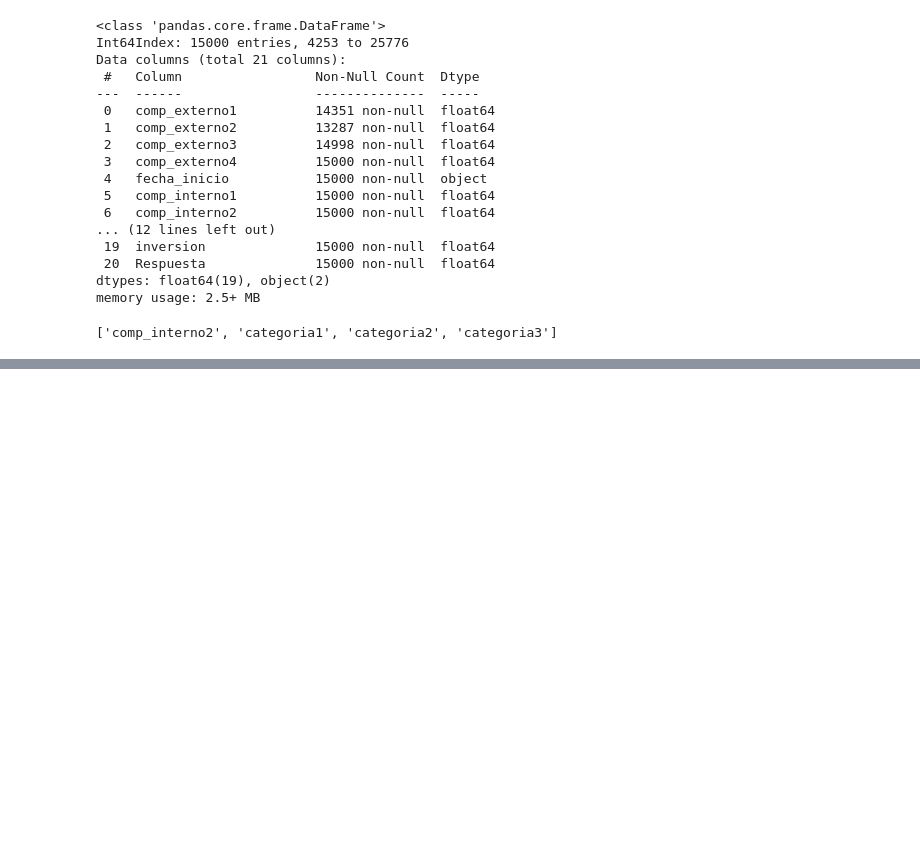
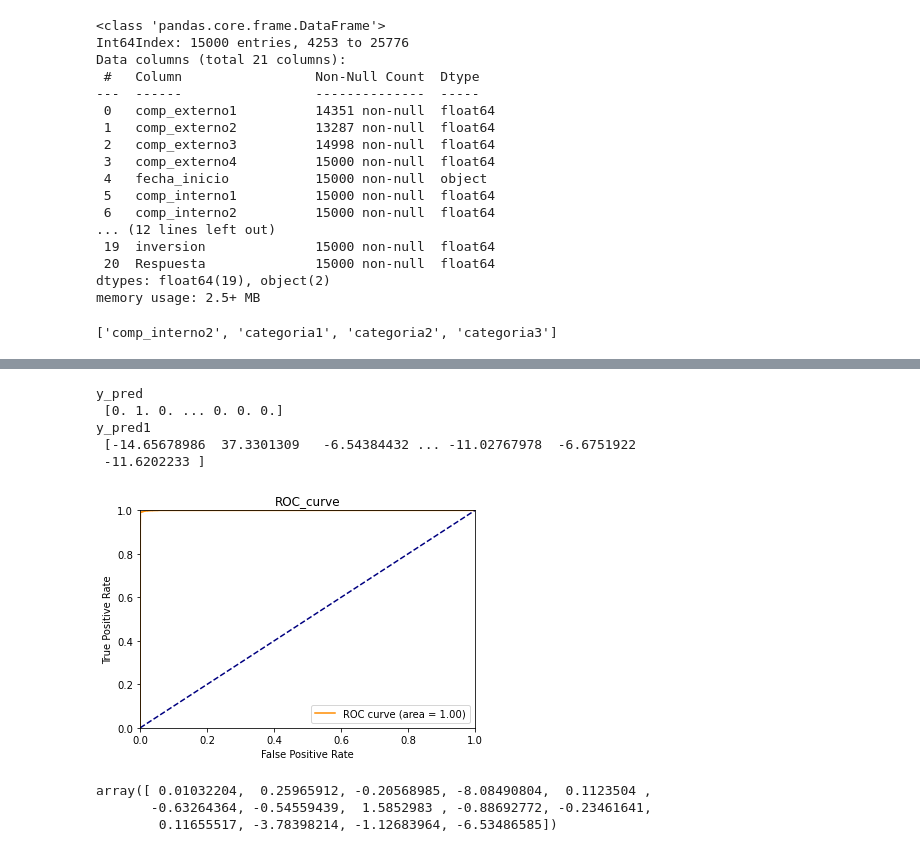
Before and after one commit to BrianPgz/HomeWork1_ML, a Jupyter notebook: Tarea2.ipynb, the cells around one changed output, grey strips where cells are left out. Saved outputs shown, nothing was run; the diff lists cells and outputs as text; code cells hidden in the pictures; blank space fills up the shorter version.

```diff
--- a/Tarea2.ipynb
+++ b/Tarea2.ipynb
@@ -414,0 +422,4 @@ plt.show()
+# %%
+X_woe_train=train.iloc[:,21:]
+y_train=train.iloc[:,20]
+X_woe_train.head()
@@ -414,0 +433,36 @@ plt.show()
+# %%
+model=LogisticRegression()
+clf=model.fit(X_woe_train,y_train)
+# %%
+y_pred=clf.predict(X_woe_train)
+y_pred1=clf.decision_function(X_woe_train)
+print('y_pred\n',y_pred)
+print('y_pred1\n',y_pred1)
+
+#Draw ROC curve and calculate AUC value
+fpr,tpr,threshold = roc_curve(y_train, y_pred1)
+roc_auc = auc(fpr,tpr)
+plot(fpr,tpr,color='darkorange',
+         label='ROC curve (area = %0.2f)' % roc_auc)
+plt.plot([0, 1], [0, 1], color='navy', linestyle='--')
+plt.xlim([0.0, 1.0])
+plt.ylim([0.0, 1.0])
+plt.xlabel('False Positive Rate')
+plt.ylabel('True Positive Rate')
+plt.title('ROC_curve')
+plt.legend(loc="lower right")
+plt.show()
+# %% [output]
+y_pred
+ [0. 1. 0. ... 0. 0. 0.]
+y_pred1
+ [-14.65678986  37.3301309   -6.54384432 ... -11.02767978  -6.6751922
+ -11.6202233 ]
+[figure, added]
+# %%
+coe=model.coef_
+coe[0]
+# %% [output]
+array([ 0.01032204,  0.25965912, -0.20568985, -8.08490804,  0.1123504 ,
+       -0.63264364, -0.54559439,  1.5852983 , -0.88692772, -0.23461641,
+        0.11655517, -3.78398214, -1.12683964, -6.53486585])
```
Also changed, not shown: parts of 8 cells of this notebook.
